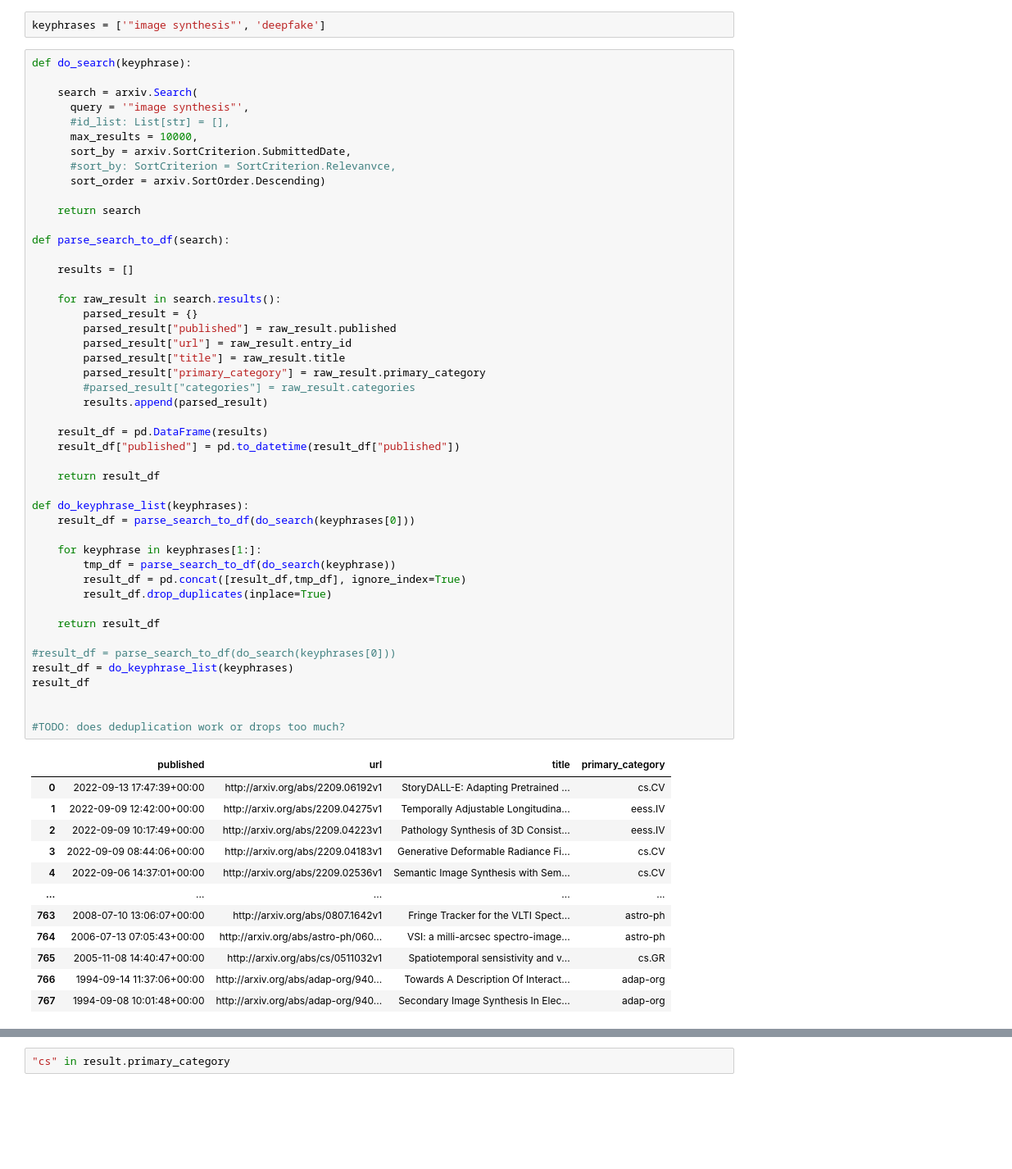
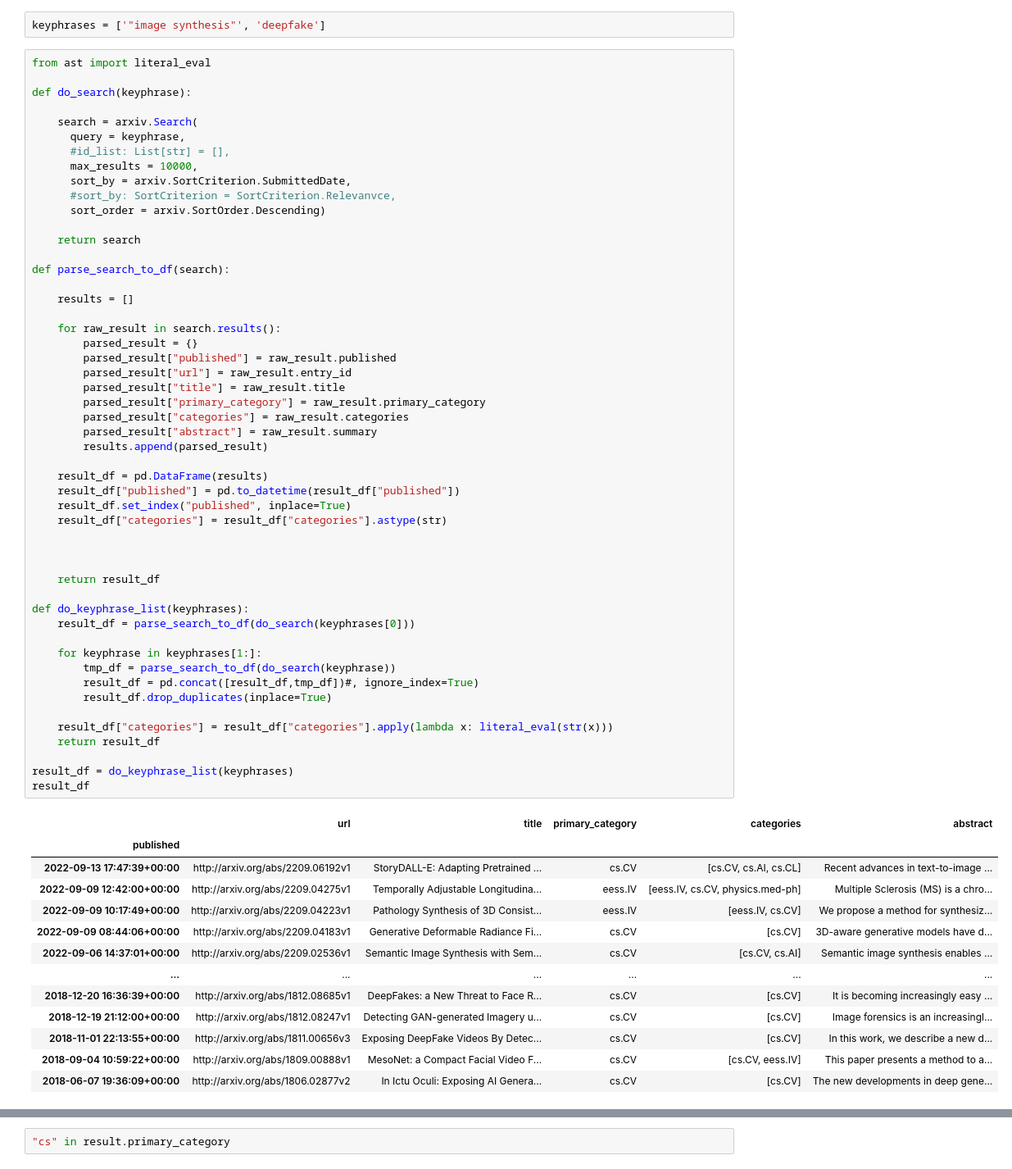
Before and after one commit to solalatus/deepfake_popularity, a Jupyter notebook: arxiv_analyzer.ipynb, the cells around one changed output, grey strips where cells are left out. Shown at 82% size. Cells and saved outputs as stored; diff of their text form; blank space fills up the shorter version.

Commit message:
tidyup and progress on arxiv downloader

```diff
--- a/arxiv_analyzer.ipynb
+++ b/arxiv_analyzer.ipynb
@@ -9,10 +10,12 @@ import arxiv
 # %%
 keyphrases = ['"image synthesis"', 'deepfake']
 # %%
+from ast import literal_eval
+
 def do_search(keyphrase):
 
     search = arxiv.Search(
-      query = '"image synthesis"',
+      query = keyphrase,
       #id_list: List[str] = [],
       max_results = 10000,
       sort_by = arxiv.SortCriterion.SubmittedDate,
@@ -23,48 +26,51 @@ def do_search(keyphrase):
 
 def parse_search_to_df(search):
 
     results = []
 
     for raw_result in search.results():
         parsed_result = {}
         parsed_result["published"] = raw_result.published
         parsed_result["url"] = raw_result.entry_id
         parsed_result["title"] = raw_result.title
         parsed_result["primary_category"] = raw_result.primary_category
-        #parsed_result["categories"] = raw_result.categories
+        parsed_result["categories"] = raw_result.categories
+        parsed_result["abstract"] = raw_result.summary
         results.append(parsed_result)
 
     result_df = pd.DataFrame(results)
     result_df["published"] = pd.to_datetime(result_df["published"])
+    result_df.set_index("published", inplace=True)
+    result_df["categories"] = result_df["categories"].astype(str)
+
+
 
     return result_df
 
 def do_keyphrase_list(keyphrases):
     result_df = parse_search_to_df(do_search(keyphrases[0]))
 
     for keyphrase in keyphrases[1:]:
         tmp_df = parse_search_to_df(do_search(keyphrase))
-        result_df = pd.concat([result_df,tmp_df], ignore_index=True)
+        result_df = pd.concat([result_df,tmp_df])#, ignore_index=True)
         result_df.drop_duplicates(inplace=True)
 
+    result_df["categories"] = result_df["categories"].apply(lambda x: literal_eval(str(x)))
     return result_df
 
-#result_df = parse_search_to_df(do_search(keyphrases[0]))
 result_df = do_keyphrase_list(keyphrases)
 result_df
-
-
-#TODO: does deduplication work or drops too much?
 # %% [output]
-|  | published | url | title | primary_category |
-| 0 | 2022-09-13 17:47:39+00:00 | http://arxiv.org/abs/2209.06192v1 | StoryDALL-E: Adapting Pretrained ... | cs.CV |
-| 1 | 2022-09-09 12:42:00+00:00 | http://arxiv.org/abs/2209.04275v1 | Temporally Adjustable Longitudina... | eess.IV |
-| 2 | 2022-09-09 10:17:49+00:00 | http://arxiv.org/abs/2209.04223v1 | Pathology Synthesis of 3D Consist... | eess.IV |
-| 3 | 2022-09-09 08:44:06+00:00 | http://arxiv.org/abs/2209.04183v1 | Generative Deformable Radiance Fi... | cs.CV |
-| 4 | 2022-09-06 14:37:01+00:00 | http://arxiv.org/abs/2209.02536v1 | Semantic Image Synthesis with Sem... | cs.CV |
-| ... | ... | ... | ... | ... |
-| 763 | 2008-07-10 13:06:07+00:00 | http://arxiv.org/abs/0807.1642v1 | Fringe Tracker for the VLTI Spect... | astro-ph |
-| 764 | 2006-07-13 07:05:43+00:00 | http://arxiv.org/abs/astro-ph/060... | VSI: a milli-arcsec spectro-image... | astro-ph |
-| 765 | 2005-11-08 14:40:47+00:00 | http://arxiv.org/abs/cs/0511032v1 | Spatiotemporal sensistivity and v... | cs.GR |
-| 766 | 1994-09-14 11:37:06+00:00 | http://arxiv.org/abs/adap-org/940... | Towards A Description Of Interact... | adap-org |
-| 767 | 1994-09-08 10:01:48+00:00 | http://arxiv.org/abs/adap-org/940... | Secondary Image Synthesis In Elec... | adap-org |
+|  | url | title | primary_category | categories | abstract |
+| published |  |  |  |  |  |
+| 2022-09-13 17:47:39+00:00 | http://arxiv.org/abs/2209.06192v1 | StoryDALL-E: Adapting Pretrained ... | cs.CV | [cs.CV, cs.AI, cs.CL] | Recent advances in text-to-image ... |
+| 2022-09-09 12:42:00+00:00 | http://arxiv.org/abs/2209.04275v1 | Temporally Adjustable Longitudina... | eess.IV | [eess.IV, cs.CV, physics.med-ph] | Multiple Sclerosis (MS) is a chro... |
+| 2022-09-09 10:17:49+00:00 | http://arxiv.org/abs/2209.04223v1 | Pathology Synthesis of 3D Consist... | eess.IV | [eess.IV, cs.CV] | We propose a method for synthesiz... |
+| 2022-09-09 08:44:06+00:00 | http://arxiv.org/abs/2209.04183v1 | Generative Deformable Radiance Fi... | cs.CV | [cs.CV] | 3D-aware generative models have d... |
+| 2022-09-06 14:37:01+00:00 | http://arxiv.org/abs/2209.02536v1 | Semantic Image Synthesis with Sem... | cs.CV | [cs.CV, cs.AI] | Semantic image synthesis enables ... |
+| ... | ... | ... | ... | ... | ... |
+| 2018-12-20 16:36:39+00:00 | http://arxiv.org/abs/1812.08685v1 | DeepFakes: a New Threat to Face R... | cs.CV | [cs.CV] | It is becoming increasingly easy ... |
+| 2018-12-19 21:12:00+00:00 | http://arxiv.org/abs/1812.08247v1 | Detecting GAN-generated Imagery u... | cs.CV | [cs.CV] | Image forensics is an increasingl... |
+| 2018-11-01 22:13:55+00:00 | http://arxiv.org/abs/1811.00656v3 | Exposing DeepFake Videos By Detec... | cs.CV | [cs.CV] | In this work, we describe a new d... |
+| 2018-09-04 10:59:22+00:00 | http://arxiv.org/abs/1809.00888v1 | MesoNet: a Compact Facial Video F... | cs.CV | [cs.CV, eess.IV] | This paper presents a method to a... |
+| 2018-06-07 19:36:09+00:00 | http://arxiv.org/abs/1806.02877v2 | In Ictu Oculi: Exposing AI Genera... | cs.CV | [cs.CV] | The new developments in deep gene... |
```
Also changed, not shown: parts of 5 cells of this notebook.
